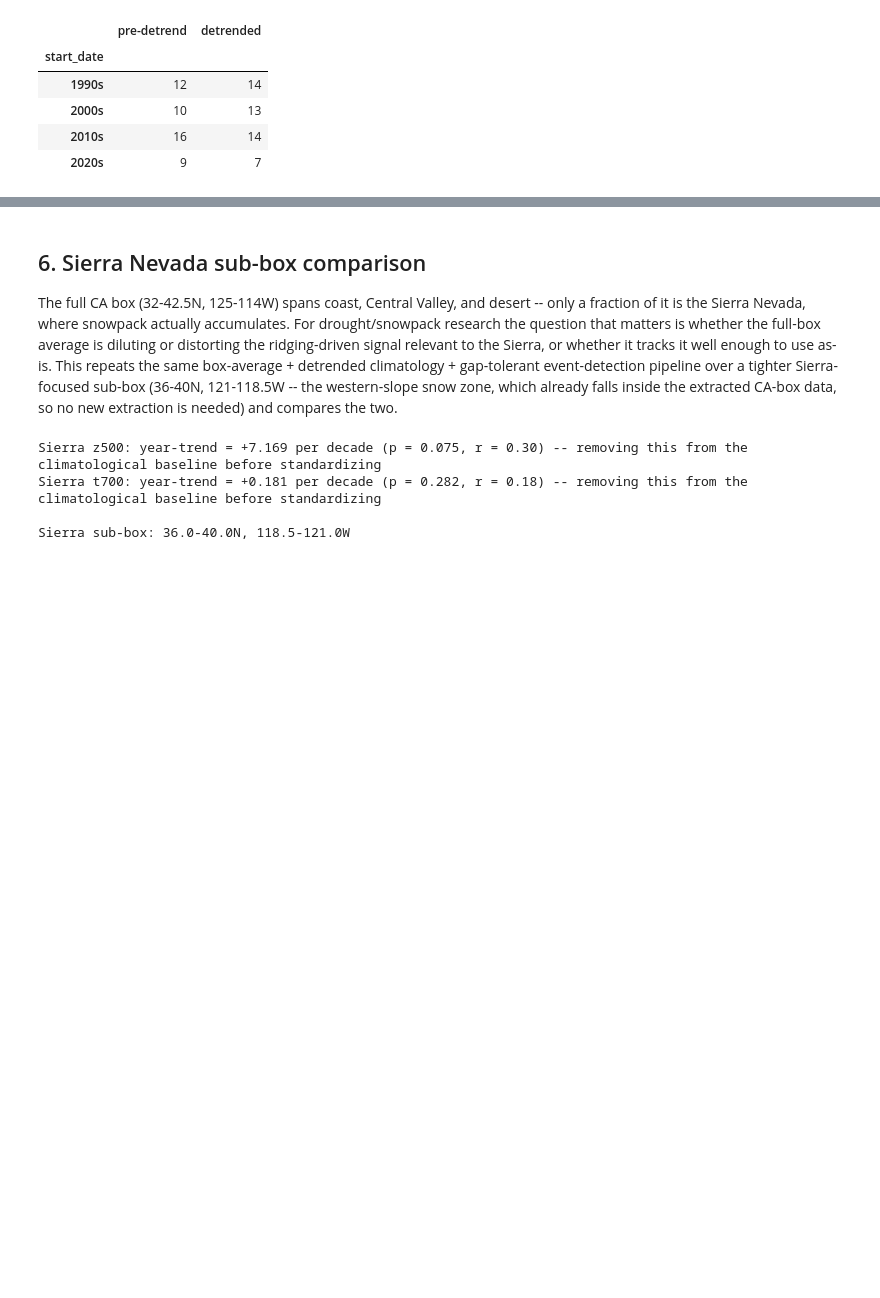
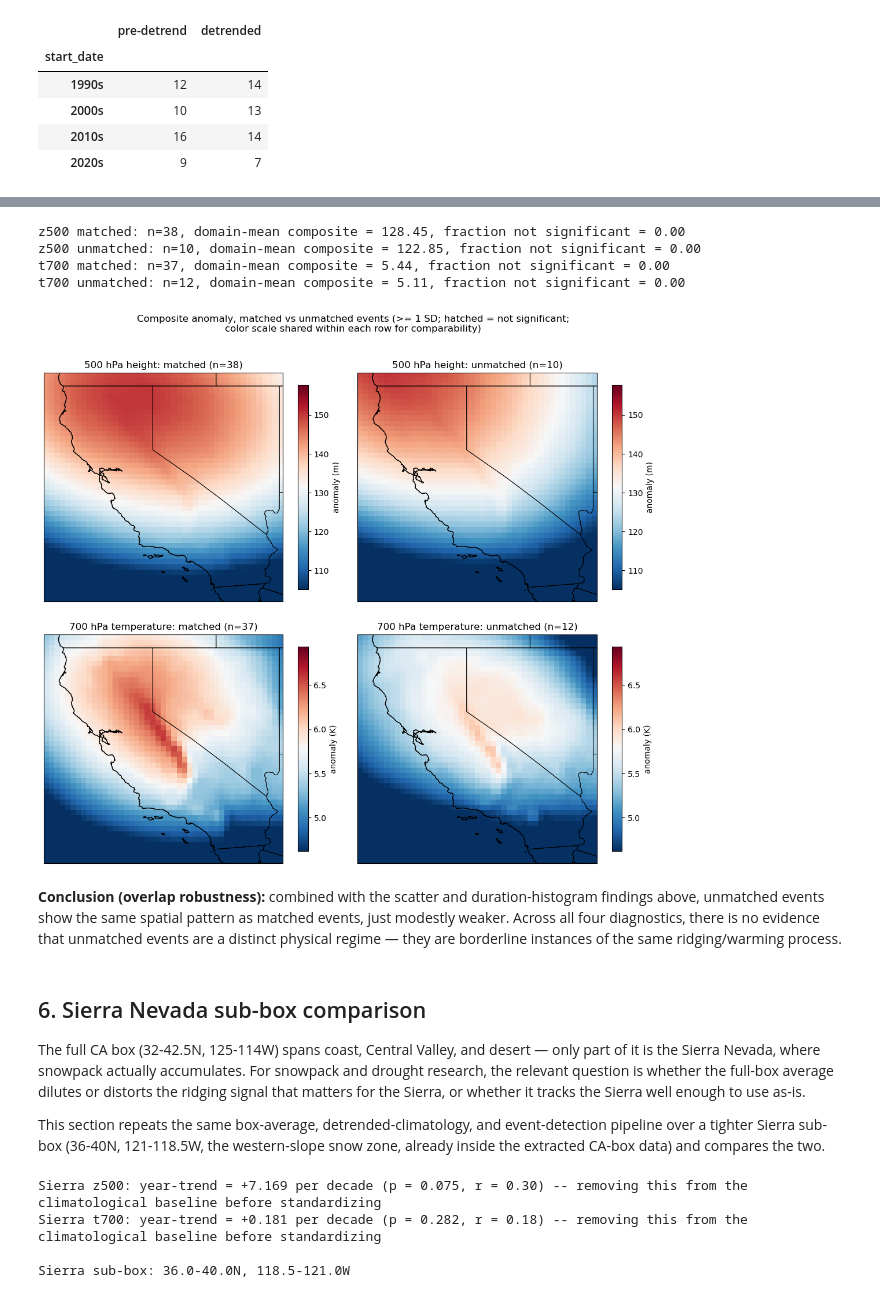
Before and after one commit to ming80302/AR_CA_PROJ, a Jupyter notebook: CA_z500_t700_blocking_events_detrend_5day.ipynb, the cells around one changed output, grey strips where cells are left out. Cells and saved outputs as stored; diff of their text form; code cells hidden in the pictures; blank space fills up the shorter version.

```diff
--- a/CA_z500_t700_blocking_events_detrend_5day.ipynb
+++ b/CA_z500_t700_blocking_events_detrend_5day.ipynb
@@ -701,14 +939,64 @@ CA_z500_t700_blocking_events_mindur_comparison.ipynb
+# %%
+event_subsets = {
+    ('z500', 'matched'): matched_z, ('z500', 'unmatched'): unmatched_z,
+    ('t700', 'matched'): matched_t, ('t700', 'unmatched'): unmatched_t,
+}
+grid_anoms = {'z500': z500_grid_anom, 't700': t700_grid_anom}
+
+composites, not_sig_masks = {}, {}
+for (col, name), sub in event_subsets.items():
+    fields = event_mean_fields(sub, grid_anoms[col], time_index)
+    composites[(col, name)] = fields.mean(axis=0)
+    ci_lo, ci_hi = bootstrap_composite_ci(fields)
+    not_sig_masks[(col, name)] = (ci_lo <= 0) & (ci_hi >= 0)
+    print(f'{col} {name}: n={len(sub)}, domain-mean composite = {composites[(col, name)].mean():.2f}, '
+          f'fraction not significant = {not_sig_masks[(col, name)].mean():.2f}')
+
+fig, axes = plt.subplots(2, 2, figsize=(11, 10), subplot_kw={'projection': ccrs.PlateCarree()})
+row_info = [('z500', '500 hPa height', 'm'), ('t700', '700 hPa temperature', 'K')]
+for i, (col, var_label, units) in enumerate(row_info):
+    both = np.concatenate([composites[(col, 'matched')].ravel(), composites[(col, 'unmatched')].ravel()])
+    vmax = np.abs(both).max() * 1.05  # shared color scale within each row for visual comparability
+    for j, name in enumerate(['matched', 'unmatched']):
+        ax = axes[i, j]
+        pcm = ax.pcolormesh(lon_plot, ds.latitude.values, composites[(col, name)], cmap='RdBu_r',
+                             vmin=vmax * 2 / 3., vmax=vmax, shading='auto', transform=ccrs.PlateCarree())
+        ax.contourf(lon_plot, ds.latitude.values, not_sig_masks[(col, name)].astype(int), levels=[0.5, 1.5],
+                    colors='none', hatches=['...'], transform=ccrs.PlateCarree())
+        ax.add_feature(cfeature.COASTLINE)
+        ax.add_feature(cfeature.STATES, linewidth=0.6)
+        ax.add_feature(cfeature.BORDERS, linewidth=0.6)
+        ax.set_title(f'{var_label}: {name} (n={len(event_subsets[(col, name)])})')
+        fig.colorbar(pcm, ax=ax, shrink=0.75, label=f'anomaly ({units})')
+fig.suptitle('Composite anomaly, matched vs unmatched events (>= 1 SD; hatched = not significant;\n'
+             'color scale shared within each row for comparability)', y=1.0)
+plt.tight_layout()
+plt.show()
+# %% [output]
+z500 matched: n=38, domain-mean composite = 128.45, fraction not significant = 0.00
+z500 unmatched: n=10, domain-mean composite = 122.85, fraction not significant = 0.00
+t700 matched: n=37, domain-mean composite = 5.44, fraction not significant = 0.00
+t700 unmatched: n=12, domain-mean composite = 5.11, fraction not significant = 0.00
+[figure, added]
+# %% [markdown]
+**Conclusion (overlap robustness):** combined with the scatter and
+duration-histogram findings above, unmatched events show the same spatial pattern as
+matched events, just modestly weaker. Across all four diagnostics, there is no
+evidence that unmatched events are a distinct physical regime — they are borderline
+instances of the same ridging/warming process.
 # %% [markdown]
 ## 6. Sierra Nevada sub-box comparison
 
-The full CA box (32-42.5N, 125-114W) spans coast, Central Valley, and desert -- only a
-fraction of it is the Sierra Nevada, where snowpack actually accumulates. For
-drought/snowpack research the question that matters is whether the full-box average is
-diluting or distorting the ridging-driven signal relevant to the Sierra, or whether it
-tracks it well enough to use as-is. This repeats the same box-average + detrended
-climatology + gap-tolerant event-detection pipeline over a tighter Sierra-focused
-sub-box (36-40N, 121-118.5W -- the western-slope snow zone, which already falls inside
-the extracted CA-box data, so no new extraction is needed) and compares the two.
+The full CA box (32-42.5N, 125-114W) spans coast, Central Valley, and desert — only
+part of it is the Sierra Nevada, where snowpack actually accumulates. For snowpack and
+drought research, the relevant question is whether the full-box average dilutes or
+distorts the ridging signal that matters for the Sierra, or whether it tracks the
+Sierra well enough to use as-is.
+
+This section repeats the same box-average, detrended-climatology, and
+event-detection pipeline over a tighter Sierra sub-box (36-40N, 121-118.5W, the
+western-slope snow zone, already inside the extracted CA-box data) and compares the
+two.
 # %%
 SIERRA_LAT_S, SIERRA_LAT_N = 36.0, 40.0
 SIERRA_LON_W, SIERRA_LON_E = 239.0, 241.5  # -121.0 to -118.5 deg E -- western-slope snow zone
```
Also changed, not shown: parts of 42 cells of this notebook.
